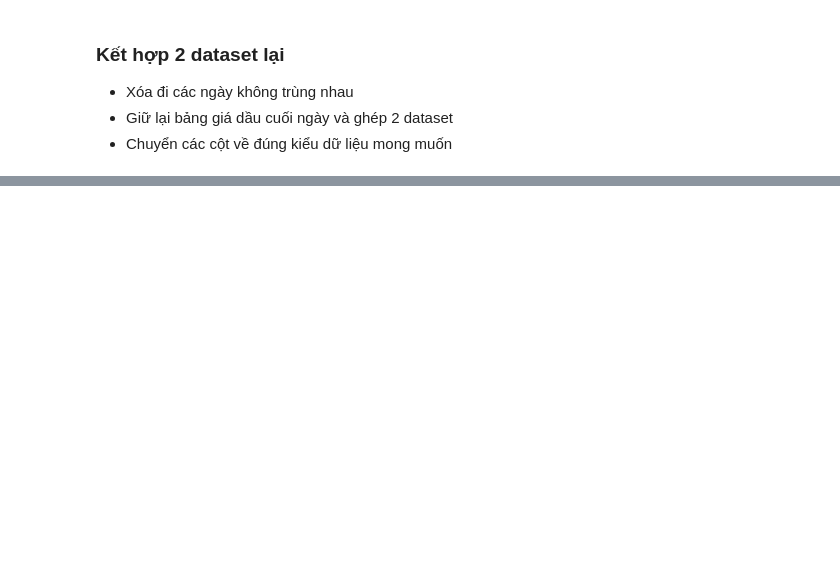
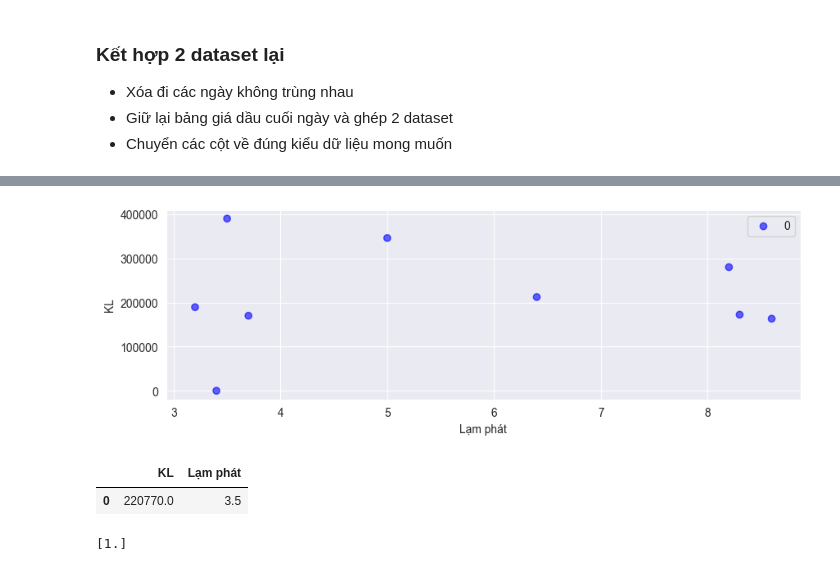
Before and after one commit to ngduylonggg/goldprice_predict, a Jupyter notebook: goldprice_prediction.ipynb, the cells around one changed output, grey strips where cells are left out. Cells and saved outputs as stored; diff of their text form; code cells hidden in the pictures; blank space fills up the shorter version.

```diff
--- a/goldprice_prediction.ipynb
+++ b/goldprice_prediction.ipynb
@@ -117,0 +411,6 @@ plt.show()
+# %%
+df5columns_to_drop = ["Mở", "Cao", "Thấp", "KL","% Thay đổi"]
+df5 = df5.drop(columns=df5columns_to_drop ,axis=1)
+df5["Ngày"] = pd.to_datetime(df5["Ngày"],format='%d/%m/%Y')
+df5["Lần cuối"] = df5['Lần cuối'].astype(float)
+df5
@@ -117,0 +431,10 @@ plt.show()
+# %%
+for i in range(0,len(result["Ngày"])):
+    if ((result["Ngày"][i] in df5["Ngày"].values)==False):
+        result.drop(i, inplace=True)
+result = result.reset_index(drop=True)
+# %%
+for i in range(0,len(df5["Ngày"])):
+    if ((df5["Ngày"][i] in result["Ngày"].values)==False):
+        df5.drop(i, inplace=True)
+df5 = df5.reset_index(drop=True)
@@ -117,0 +557,4 @@ plt.show()
+# %%
+# Ví dụ: In ra các hàng 0, 1, 2 của DataFrame
+filter = (result_df.iloc[start_indices])
+filter
@@ -117,0 +572,40 @@ plt.show()
+# %%
+import matplotlib.pyplot as plt
+
+# Tạo đồ thị
+plt.figure(figsize=(10,3))
+
+# Vẽ các điểm màu đỏ (0) và xanh (1) chỉ từ mảng filter
+plt.scatter(filter["Lạm phát"], filter["KL"], c=filter["Tăng giảm"], cmap='bwr', alpha=0.6)
+
+# Đặt tên cho trục x và trục y
+plt.xlabel("Lạm phát")
+plt.ylabel("KL")
+
+# Thêm chú thích cho các điểm
+plt.legend(["0", "1"])
+
+# Hiển thị đồ thị
+plt.show()
+# %% [output]
+[figure, added]
+# %%
+data = {
+    'KL': [220770.0],
+    'Lạm phát': [3.5],
+}
+
+# Tạo DataFrame từ dữ liệu
+test = pd.DataFrame(data)
+test
+# %% [output]
+|  | KL | Lạm phát |
+| 0 | 220770.0 | 3.5 |
+# %%
+# Dự đoán kết quả trên dữ liệu kiểm tra
+predictions = model.predict(test)
+
+# In ra kết quả dự đoán
+print(predictions)
+# %% [output]
+[1.]
```
Also changed, not shown: parts of 37 cells of this notebook, 5 other files.
